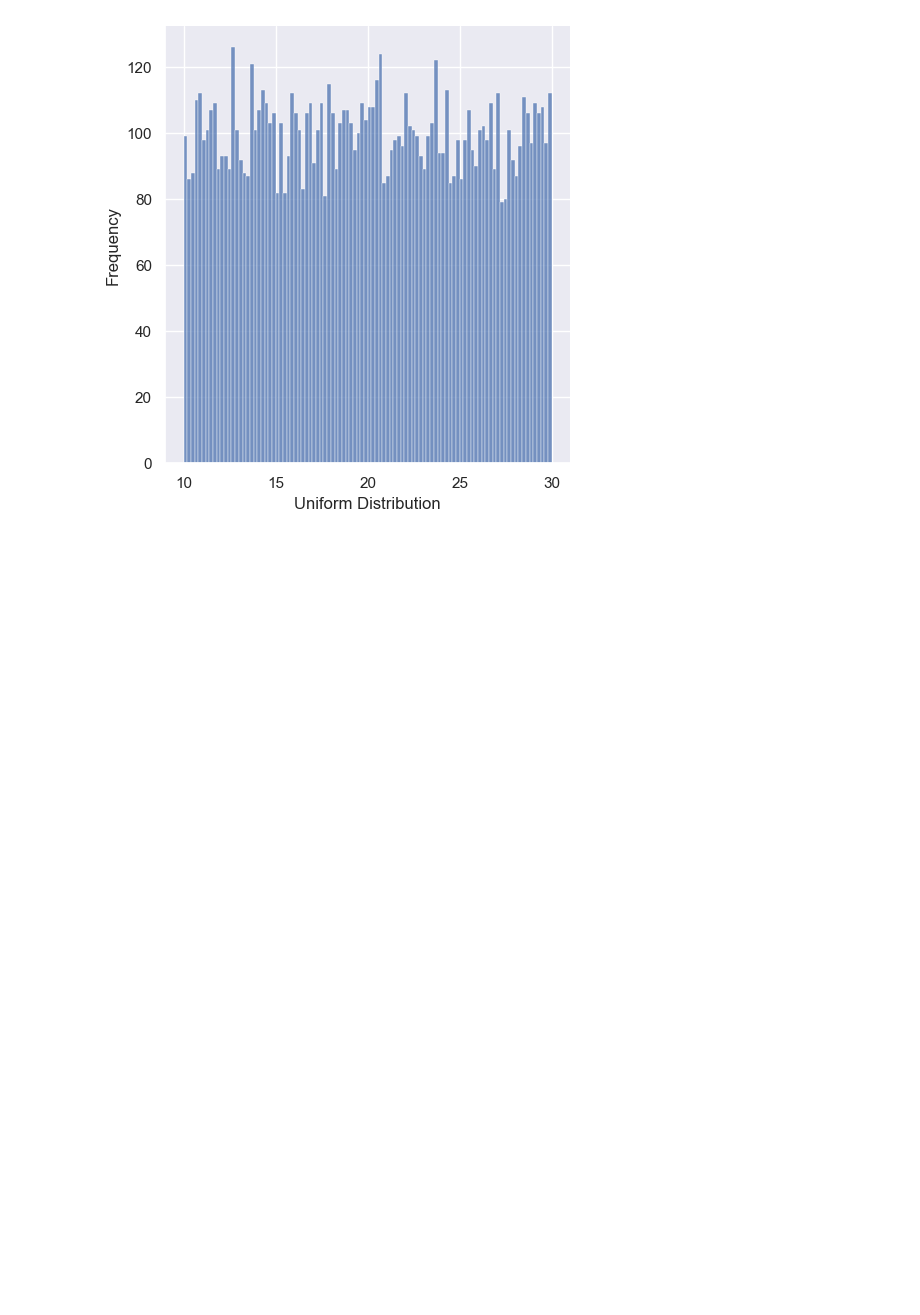
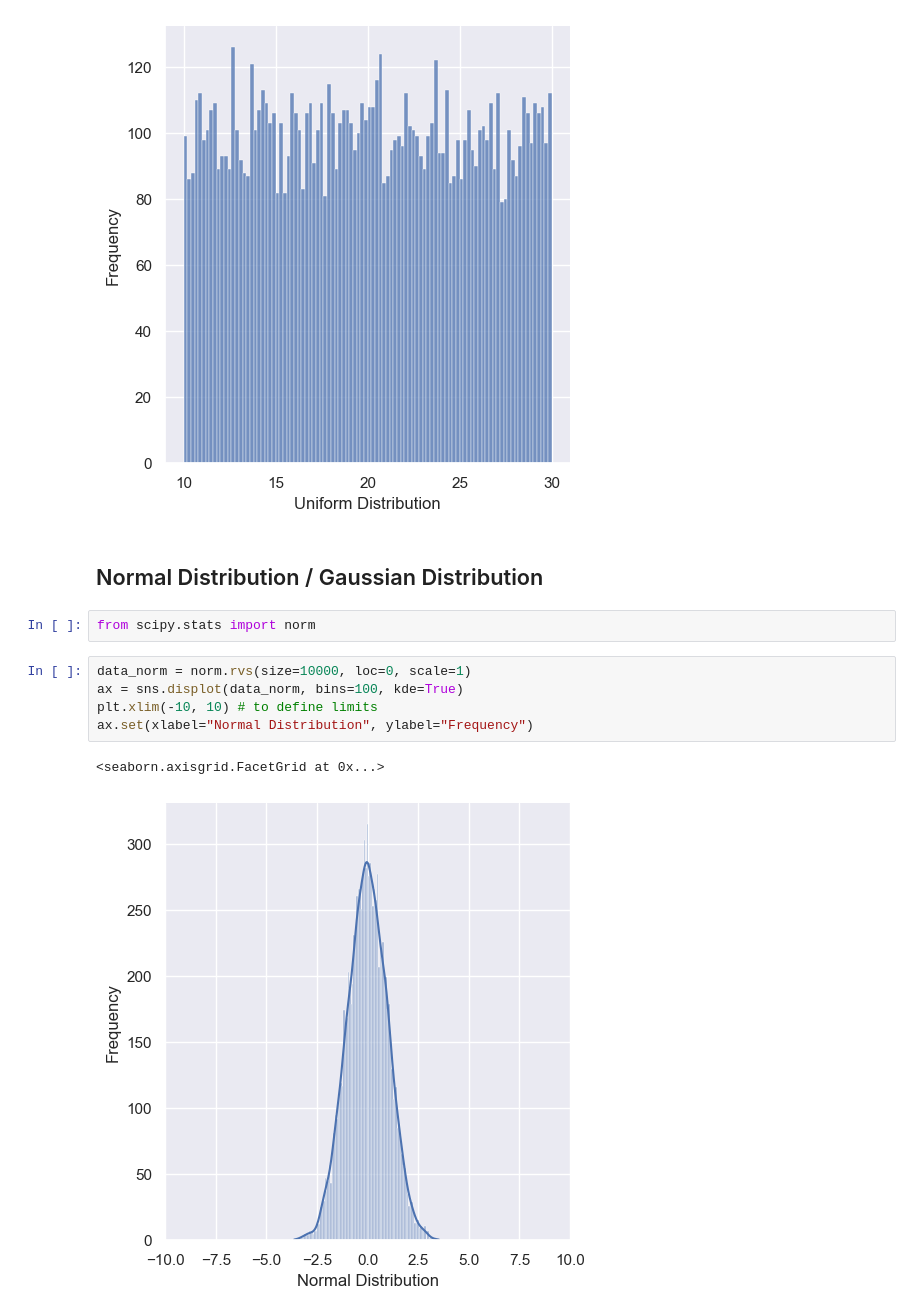
Before and after one commit to shafaq-aslam/statistics-prob, a Jupyter notebook: 08_continuous_distributions.ipynb, the cells around one changed output. Saved outputs shown, nothing was run; the diff lists cells and outputs as text; blank space fills up the shorter version.

Commit message:
Normal distribution added

```diff
--- a/08_continuous_distributions.ipynb
+++ b/08_continuous_distributions.ipynb
@@ -28,3 +28,15 @@ ax.set(xlabel = "Uniform Distribution", ylabel = "Frequency")
 # %% [output]
 <seaborn.axisgrid.FacetGrid at 0x...>
 [figure]
+# %% [markdown]
+## Normal Distribution / Gaussian Distribution
+# %%
+from scipy.stats import norm
+# %%
+data_norm = norm.rvs(size=10000, loc=0, scale=1)
+ax = sns.displot(data_norm, bins=100, kde=True)
+plt.xlim(-10, 10) # to define limits
+ax.set(xlabel="Normal Distribution", ylabel="Frequency")
+# %% [output]
+<seaborn.axisgrid.FacetGrid at 0x...>
+[figure, added]
```
Also changed, not shown: parts of 1 cell of this notebook.
